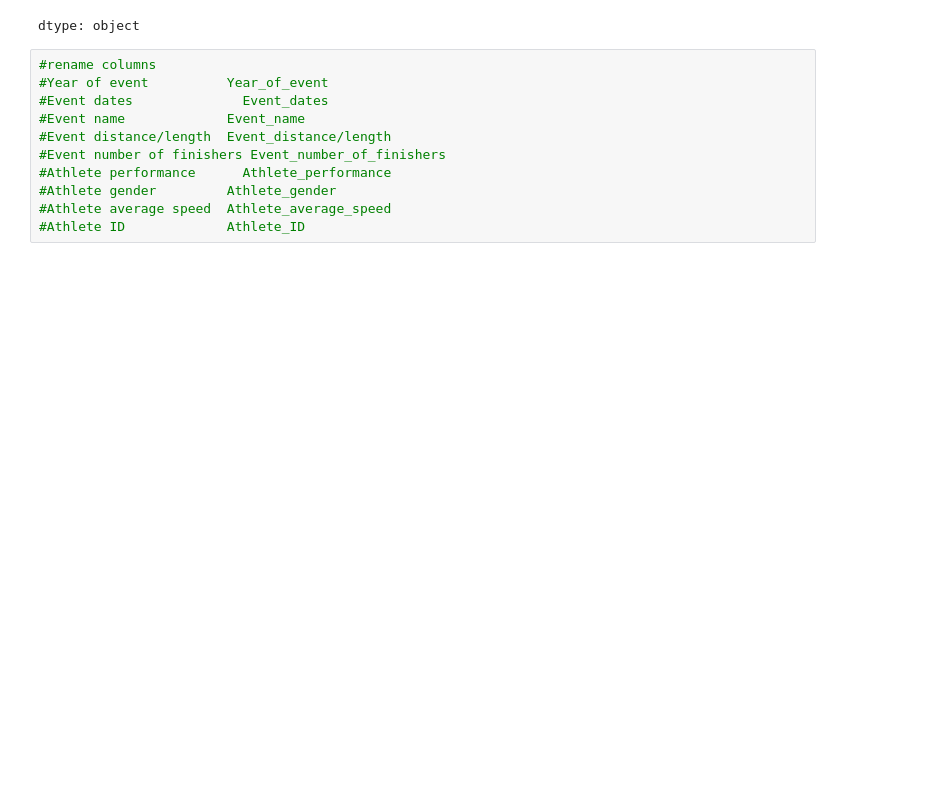
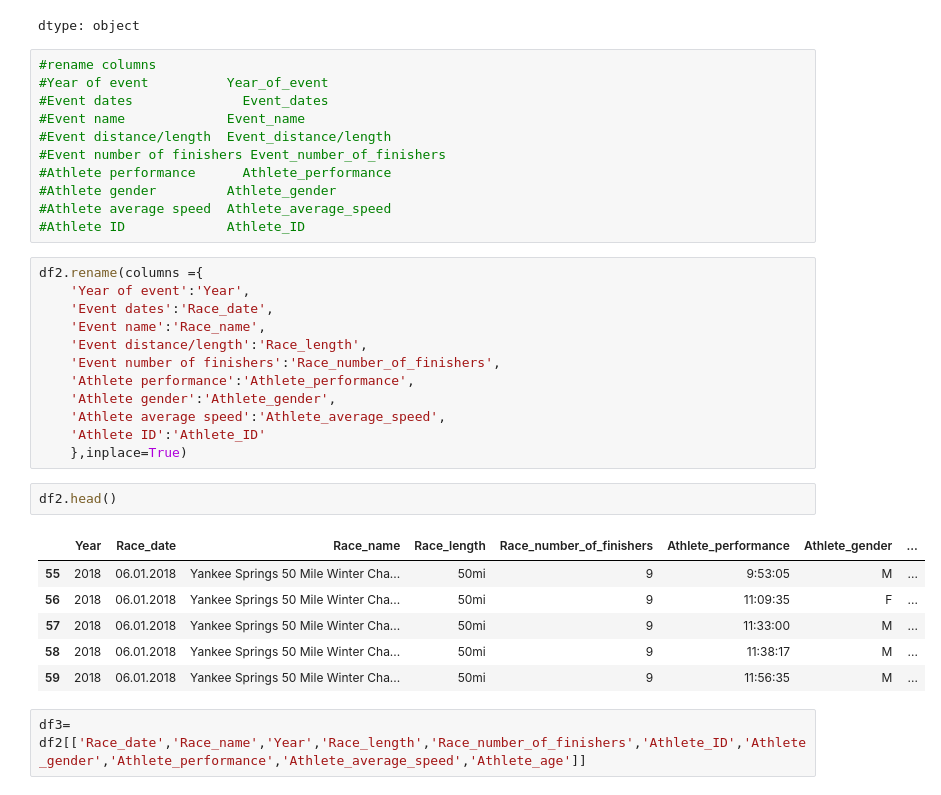
Before and after one commit to hbetabessi/ultra-marathon-eda, a Jupyter notebook: ultra_marathon_eda.ipynb, the cells around one changed output. Saved outputs shown, nothing was run; the diff lists cells and outputs as text; blank space fills up the shorter version.

Commit message:
renamed columns, also changed their order

```diff
--- a/ultra_marathon_eda.ipynb
+++ b/ultra_marathon_eda.ipynb
@@ -372,3 +380,26 @@ dtype: object
 #Athlete gender	        Athlete_gender
 #Athlete average speed	Athlete_average_speed
 #Athlete ID	            Athlete_ID
+# %%
+df2.rename(columns ={
+    'Year of event':'Year',
+    'Event dates':'Race_date',
+    'Event name':'Race_name',
+    'Event distance/length':'Race_length',
+    'Event number of finishers':'Race_number_of_finishers',
+    'Athlete performance':'Athlete_performance',
+    'Athlete gender':'Athlete_gender',
+    'Athlete average speed':'Athlete_average_speed',
+    'Athlete ID':'Athlete_ID'
+    },inplace=True)
+# %%
+df2.head()
+# %% [output]
+|  | Year | Race_date | Race_name | Race_length | Race_number_of_finishers | Athlete_performance | Athlete_gender | ... |
+| 55 | 2018 | 06.01.2018 | Yankee Springs 50 Mile Winter Cha... | 50mi | 9 | 9:53:05 | M | ... |
+| 56 | 2018 | 06.01.2018 | Yankee Springs 50 Mile Winter Cha... | 50mi | 9 | 11:09:35 | F | ... |
+| 57 | 2018 | 06.01.2018 | Yankee Springs 50 Mile Winter Cha... | 50mi | 9 | 11:33:00 | M | ... |
+| 58 | 2018 | 06.01.2018 | Yankee Springs 50 Mile Winter Cha... | 50mi | 9 | 11:38:17 | M | ... |
+| 59 | 2018 | 06.01.2018 | Yankee Springs 50 Mile Winter Cha... | 50mi | 9 | 11:56:35 | M | ... |
+# %%
+df3= df2[['Race_date','Race_name','Year','Race_length','Race_number_of_finishers','Athlete_ID','Athlete_gender','Athlete_performance','Athlete_average_speed','Athlete_age']]
```
Also changed, not shown: parts of 19 cells of this notebook.
